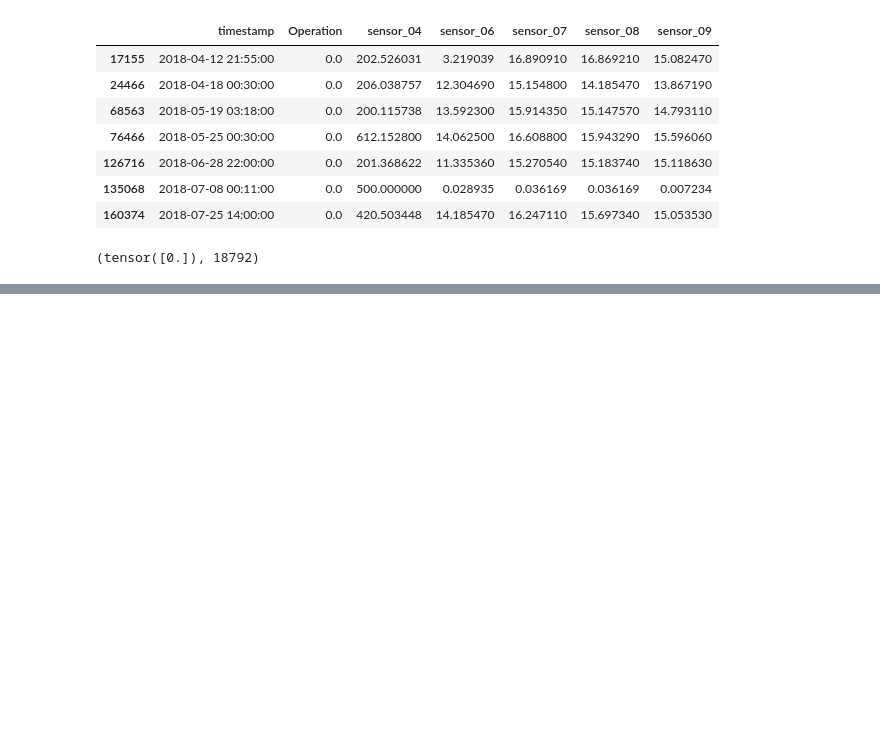
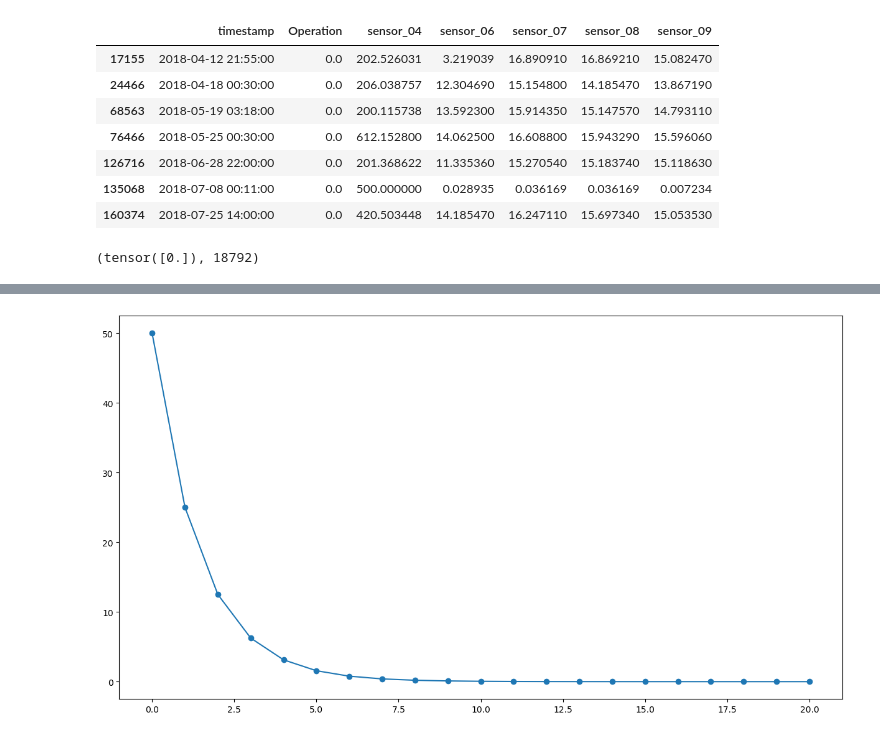
Before and after one commit to CarlinCyril/active_learning, a Jupyter notebook: AL_pump_sensor.ipynb, the cells around one changed output, grey strips where cells are left out. Cells and saved outputs as stored; diff of their text form; code cells hidden in the pictures; blank space fills up the shorter version.

```diff
--- a/AL_pump_sensor.ipynb
+++ b/AL_pump_sensor.ipynb
@@ -300,10 +353,0 @@ tensor([[0.8194]], device='cuda:0', grad_fn=<SigmoidBackward0>)
-# %%
-values = df0.values
-display(values.shape)
-windowed_data = []
-for i in range(len(values)):
-    if len(values[i: 800+i]) == 800:
-        windowed_data.append(values[i: 800+i])
-    else:
-        break
-display(len(windowed_data))
@@ -313,0 +368,17 @@ display(len(windowed_data))
+# %%
+from IPython.display import display, clear_output
+
+fig = plt.figure()
+ax = fig.add_subplot(1, 1, 1)
+y = [50]
+ax.set_xlim(0, 25)
+for i in range(20):
+    y += [y[-1]/2]
+    ax.cla()
+    ax.plot(y, marker='o')
+    display(fig)
+    clear_output(wait=True)
+    #plt.pause(0.1)
+    time.sleep(0.3)
+# %% [output]
+[figure, added]
```
Also changed, not shown: parts of 17 cells of this notebook.
